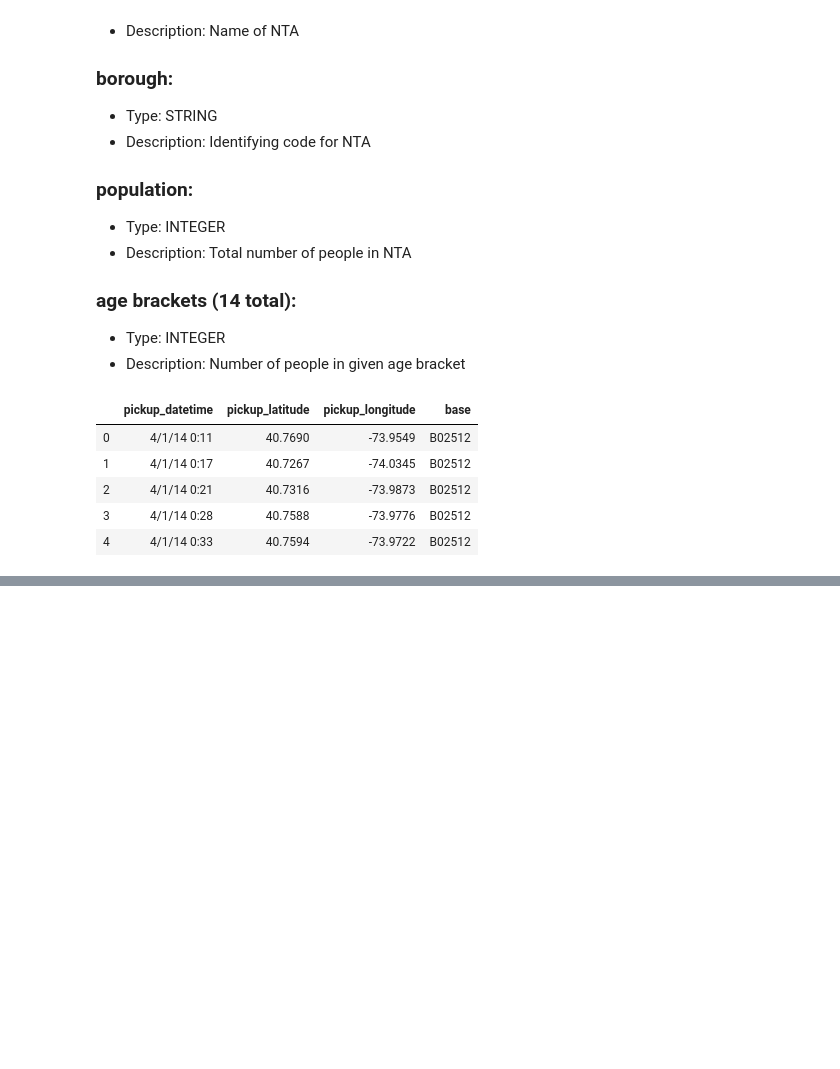
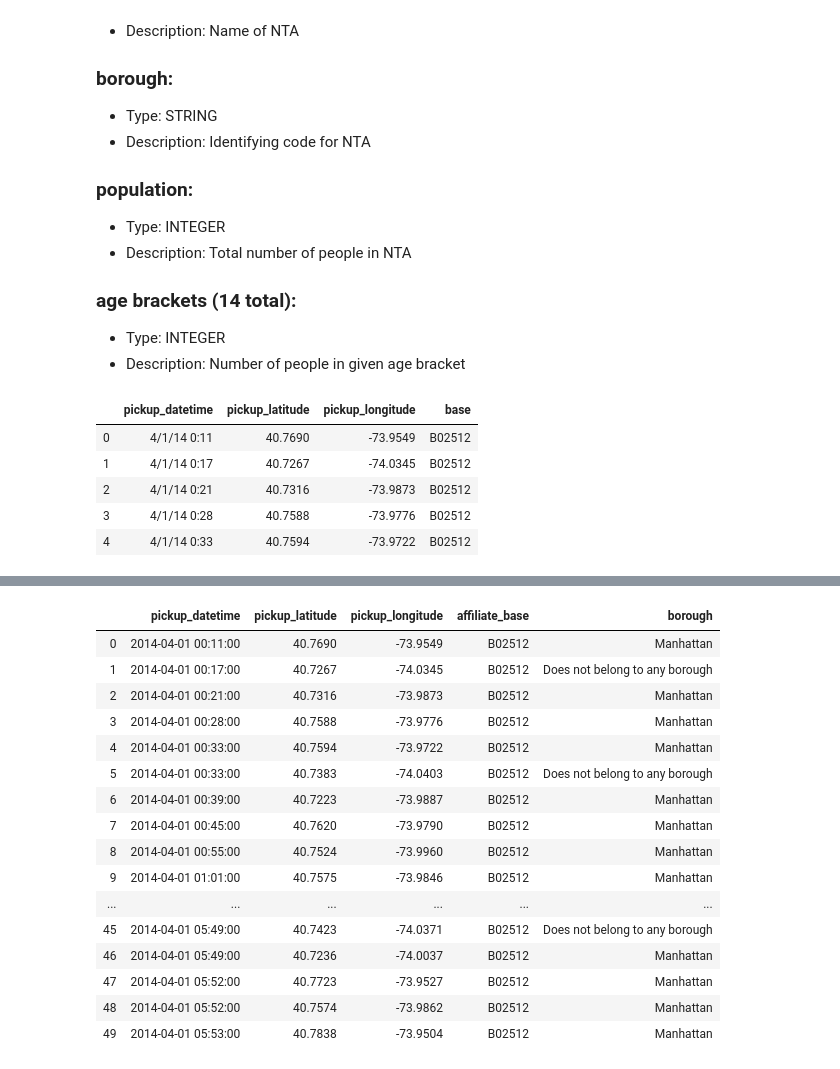
Before and after one commit to hec10r/DS4A_datathon, a Jupyter notebook: Notebooks/Datathon_general.ipynb, the cells around one changed output, grey strips where cells are left out. Saved outputs shown, nothing was run; the diff lists cells and outputs as text; code cells hidden in the pictures; blank space fills up the shorter version.

```diff
--- a/Notebooks/Datathon_general.ipynb
+++ b/Notebooks/Datathon_general.ipynb
@@ -113,3 +117,18 @@ df_mta_trips = pd.read_csv(mta_trips)
 df_weather = pd.read_csv(weather)
 df_yellow_trips = pd.read_csv(yellow_trips)
 df_zones = pd.read_csv(zones)
+# %%
+# Open json file to get Borough's Polygons
+with open(boroughs_path) as json_file:
+    boroughs_data = json.load(json_file)
+# %%
+
+# Create objects to store significant data
+boroughs_polygon = dict()
+boroughs_name = list()
+
+# Fill objects
+boroughs = boroughs_data['data']
+for borough in boroughs:
+    boroughs_polygon[borough[10]] = shapely.wkt.loads(borough[9])
+    boroughs_name.append(borough[10])
@@ -124,0 +165,27 @@ df_uber_trips_2014.head()
+# %%
+def append_polygon(df, polygon_dict, latitud_col='lat', longitude_col='lon',
+                   error_msg='Does not belong to any', final_col_name='polygon',
+                   sample_size=None):
+
+    def which_polygon(row):
+        lat = row[latitud_col]
+        long = row[longitude_col]
+        for id_, pol in polygon_dict.items():
+            if pol.contains(Point(long, lat)):
+                return id_
+        return error_msg
+
+
+    if not sample_size is None:
+        df2 = df[:sample_size].copy()
+    else:
+        df2 = df.copy()
+
+    df2[final_col_name] = df2.apply(lambda row: which_polygon(row), axis=1)
+    return df2
+# %%
+df_procesado_2014 = append_polygon(df_uber_trips_2014, boroughs_polygon,
+                              latitud_col='pickup_latitude',
+                              longitude_col='pickup_longitude',
+                              error_msg='Does not belong to any borough',
+                              final_col_name='borough', sample_size=1000).rename(columns={'base': 'affiliate_base'})
@@ -124,0 +228,21 @@ df_uber_trips_2014.head()
+# %%
+df_procesado_2014['pickup_datetime'] = pd.to_datetime(df_procesado_2014['pickup_datetime'], format='%m/%d/%y %H:%M')
+df_procesado_2014.head(10)
+# %% [output]
+|  | pickup_datetime | pickup_latitude | pickup_longitude | affiliate_base | borough |
+| 0 | 2014-04-01 00:11:00 | 40.7690 | -73.9549 | B02512 | Manhattan |
+| 1 | 2014-04-01 00:17:00 | 40.7267 | -74.0345 | B02512 | Does not belong to any borough |
+| 2 | 2014-04-01 00:21:00 | 40.7316 | -73.9873 | B02512 | Manhattan |
+| 3 | 2014-04-01 00:28:00 | 40.7588 | -73.9776 | B02512 | Manhattan |
+| 4 | 2014-04-01 00:33:00 | 40.7594 | -73.9722 | B02512 | Manhattan |
+| 5 | 2014-04-01 00:33:00 | 40.7383 | -74.0403 | B02512 | Does not belong to any borough |
+| 6 | 2014-04-01 00:39:00 | 40.7223 | -73.9887 | B02512 | Manhattan |
+| 7 | 2014-04-01 00:45:00 | 40.7620 | -73.9790 | B02512 | Manhattan |
+| 8 | 2014-04-01 00:55:00 | 40.7524 | -73.9960 | B02512 | Manhattan |
+| 9 | 2014-04-01 01:01:00 | 40.7575 | -73.9846 | B02512 | Manhattan |
+| ... | ... | ... | ... | ... | ... |
+| 45 | 2014-04-01 05:49:00 | 40.7423 | -74.0371 | B02512 | Does not belong to any borough |
+| 46 | 2014-04-01 05:49:00 | 40.7236 | -74.0037 | B02512 | Manhattan |
+| 47 | 2014-04-01 05:52:00 | 40.7723 | -73.9527 | B02512 | Manhattan |
+| 48 | 2014-04-01 05:52:00 | 40.7574 | -73.9862 | B02512 | Manhattan |
+| 49 | 2014-04-01 05:53:00 | 40.7838 | -73.9504 | B02512 | Manhattan |
```
Also changed, not shown: parts of 24 cells of this notebook, 1 other file.
